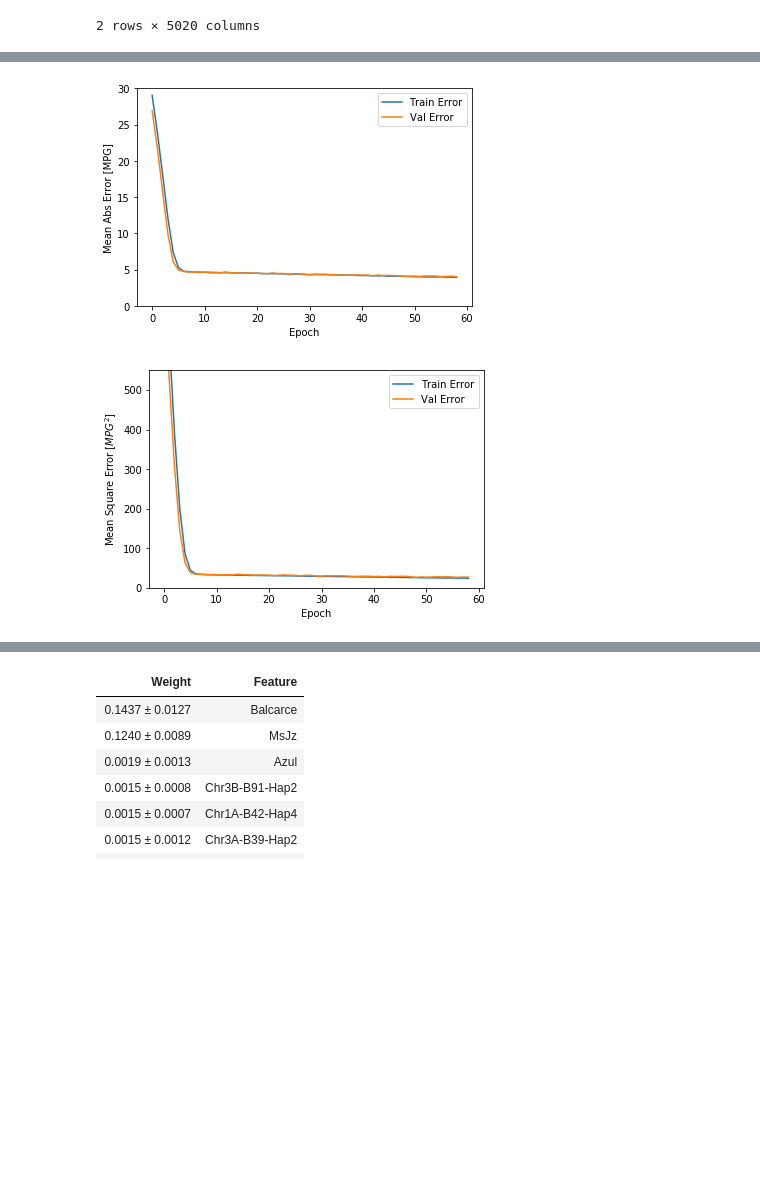
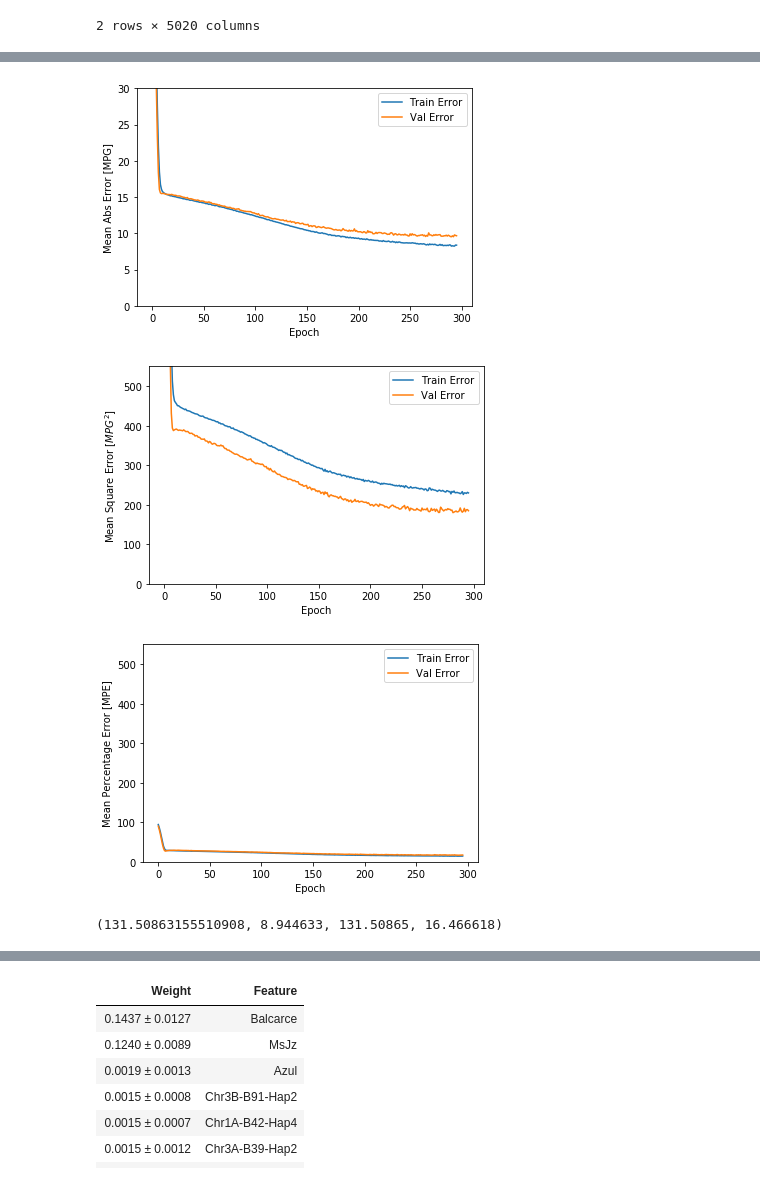
Before and after one commit to juancresc/am_prediction, a Jupyter notebook: tf_2.ipynb, the cells around one changed output, grey strips where cells are left out. Drawn from its saved outputs; the diff is of its cells as text; code cells hidden in the pictures; blank space fills up the shorter version.

```diff
--- a/tf_2.ipynb
+++ b/tf_2.ipynb
@@ -15,7 +15,7 @@ print(tf.__version__)
 # %% [output]
 1.14.0
 # %%
-Y = 'TKW'
+Y = 'FE'
 df = pd.read_csv('data/prepared.csv', sep='\t')
 # %%
 df.head(2)
@@ -25,4 +25,4 @@ df.head(2)
 | 1 | 1.0 | 0.0 | 0.0 | 0.0 | 0.0 | 0.0 | ... |
 2 rows × 5020 columns
 # %%
-df.drop(columns={'2012','2013','2014','2015','2016'}, inplace=True)
+#df.drop(columns={'2012','2013','2014','2015','2016'}, inplace=True)
@@ -53,7 +64,7 @@ def build_model():
 
     model.compile(loss='mean_squared_error',
         optimizer=optimizer,
-        metrics=['mean_absolute_error', 'mean_squared_error'])
+        metrics=['mean_absolute_error', 'mean_squared_error','mean_absolute_percentage_error'])
     return model
 # %%
 model = build_model()
@@ -100,13 +107,13 @@ class PrintDot(keras.callbacks.Callback):
         if epoch % 100 == 0: print('')
         print('.', end='')
 
-early_stop = keras.callbacks.EarlyStopping(monitor='val_loss', patience=10)
+early_stop = keras.callbacks.EarlyStopping(monitor='val_loss', patience=15)
 
 
-EPOCHS = 500
+EPOCHS = 1000
 
 history = model.fit(
-  normed_train_data, train_labels,
-  epochs=EPOCHS, validation_split = 0.2, verbose=0,
-  callbacks=[early_stop, PrintDot()])
+    normed_train_data, train_labels,
+    epochs=EPOCHS, validation_split = 0.2, verbose=0,
+    callbacks=[early_stop, PrintDot()])
 # %% [output]
@@ -125,31 +134,45 @@ hist.tail()
 # %%
 def plot_history(history):
     hist = pd.DataFrame(history.history)
     hist['epoch'] = history.epoch
 
     plt.figure()
     plt.xlabel('Epoch')
     plt.ylabel('Mean Abs Error [MPG]')
     plt.plot(hist['epoch'], hist['mean_absolute_error'],
            label='Train Error')
     plt.plot(hist['epoch'], hist['val_mean_absolute_error'],
            label = 'Val Error')
     plt.ylim([0,30])
     plt.legend()
 
     plt.figure()
     plt.xlabel('Epoch')
     plt.ylabel('Mean Square Error [$MPG^2$]')
     plt.plot(hist['epoch'], hist['mean_squared_error'],
            label='Train Error')
     plt.plot(hist['epoch'], hist['val_mean_squared_error'],
            label = 'Val Error')
     plt.ylim([0,550])
     plt.legend()
     plt.show()
 
+    plt.figure()
+    plt.xlabel('Epoch')
+    plt.ylabel('Mean Percentage Error [MPE]')
+    plt.plot(hist['epoch'], hist['mean_absolute_percentage_error'],
+           label='Train Error')
+    plt.plot(hist['epoch'], hist['val_mean_absolute_percentage_error'],
+           label = 'Val Error')
+    plt.ylim([0,550])
+    plt.legend()
+    plt.show()
+
+
+
 
 plot_history(history)
 # %% [output]
-[figure, old version]
+[figure, new version]
-[figure, old version]
+[figure, new version]
+[figure, added]
@@ -158,0 +179,5 @@ def unnorm(x):
+# %%
+loss, mae, mse, mape = model.evaluate(normed_test_data, test_labels, verbose=0)
+loss, mae, mse, mape
+# %% [output]
+(131.50863155510908, 8.944633, 131.50865, 16.466618)
```
Also changed, not shown: parts of 19 cells of this notebook, 1 other file.
